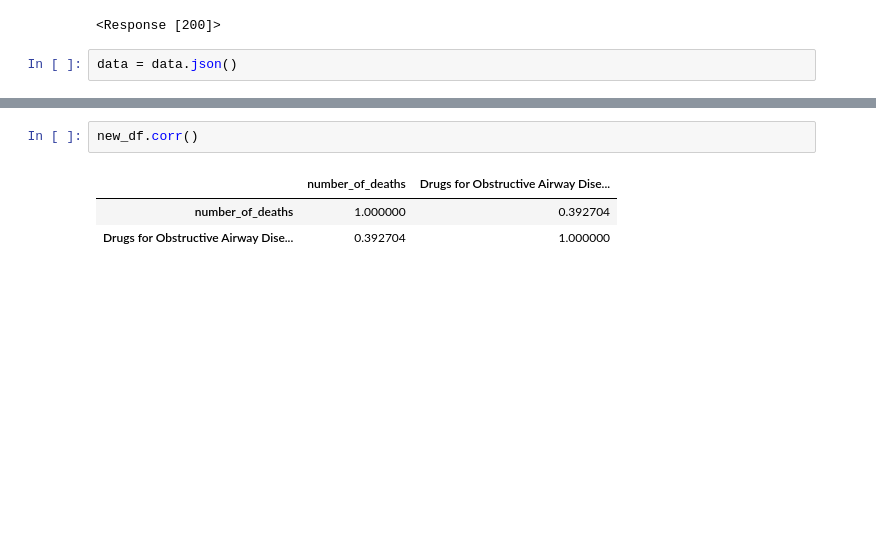
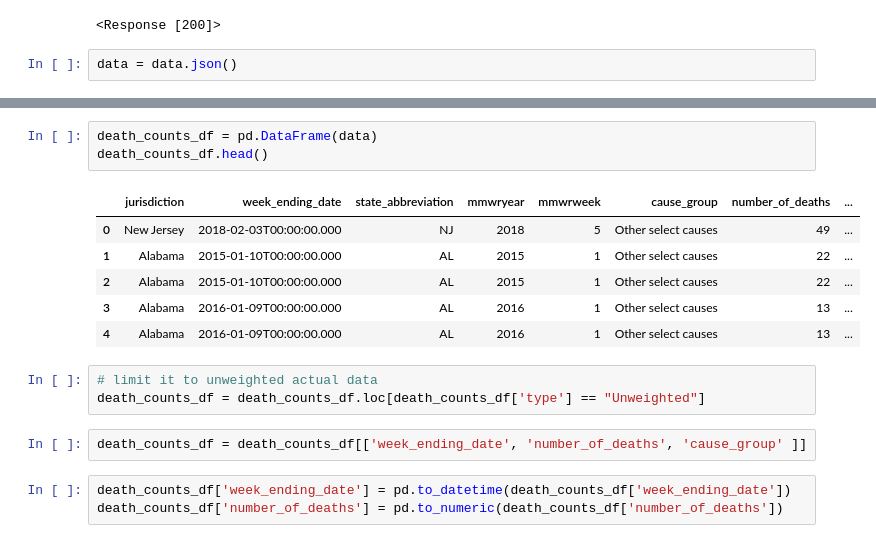
Before and after one commit to Birdfeathers/Project1--Healthcare_Devices, a Jupyter notebook: death_counts.ipynb, the cells around one changed output, grey strips where cells are left out. Drawn from its saved outputs; the diff is of its cells as text; blank space fills up the shorter version.

```diff
--- a/death_counts.ipynb
+++ b/death_counts.ipynb
@@ -269,6 +15,18 @@ new_df.plot()
-# %%
-new_df.corr()
-# %% [output]
-|  | number_of_deaths | Drugs for Obstructive Airway Dise... |
-| number_of_deaths | 1.000000 | 0.392704 |
-| Drugs for Obstructive Airway Dise... | 0.392704 | 1.000000 |
+# %%
+death_counts_df = pd.DataFrame(data)
+death_counts_df.head()
+# %% [output]
+|  | jurisdiction | week_ending_date | state_abbreviation | mmwryear | mmwrweek | cause_group | number_of_deaths | ... |
+| 0 | New Jersey | 2018-02-03T00:00:00.000 | NJ | 2018 | 5 | Other select causes | 49 | ... |
+| 1 | Alabama | 2015-01-10T00:00:00.000 | AL | 2015 | 1 | Other select causes | 22 | ... |
+| 2 | Alabama | 2015-01-10T00:00:00.000 | AL | 2015 | 1 | Other select causes | 22 | ... |
+| 3 | Alabama | 2016-01-09T00:00:00.000 | AL | 2016 | 1 | Other select causes | 13 | ... |
+| 4 | Alabama | 2016-01-09T00:00:00.000 | AL | 2016 | 1 | Other select causes | 13 | ... |
+# %%
+# limit it to unweighted actual data
+death_counts_df = death_counts_df.loc[death_counts_df['type'] == "Unweighted"]
+# %%
+death_counts_df = death_counts_df[['week_ending_date', 'number_of_deaths', 'cause_group' ]]
+# %%
+death_counts_df['week_ending_date'] = pd.to_datetime(death_counts_df['week_ending_date'])
+death_counts_df['number_of_deaths'] = pd.to_numeric(death_counts_df['number_of_deaths'])
```
Also changed, not shown: parts of 42 cells of this notebook, 4 other files.
